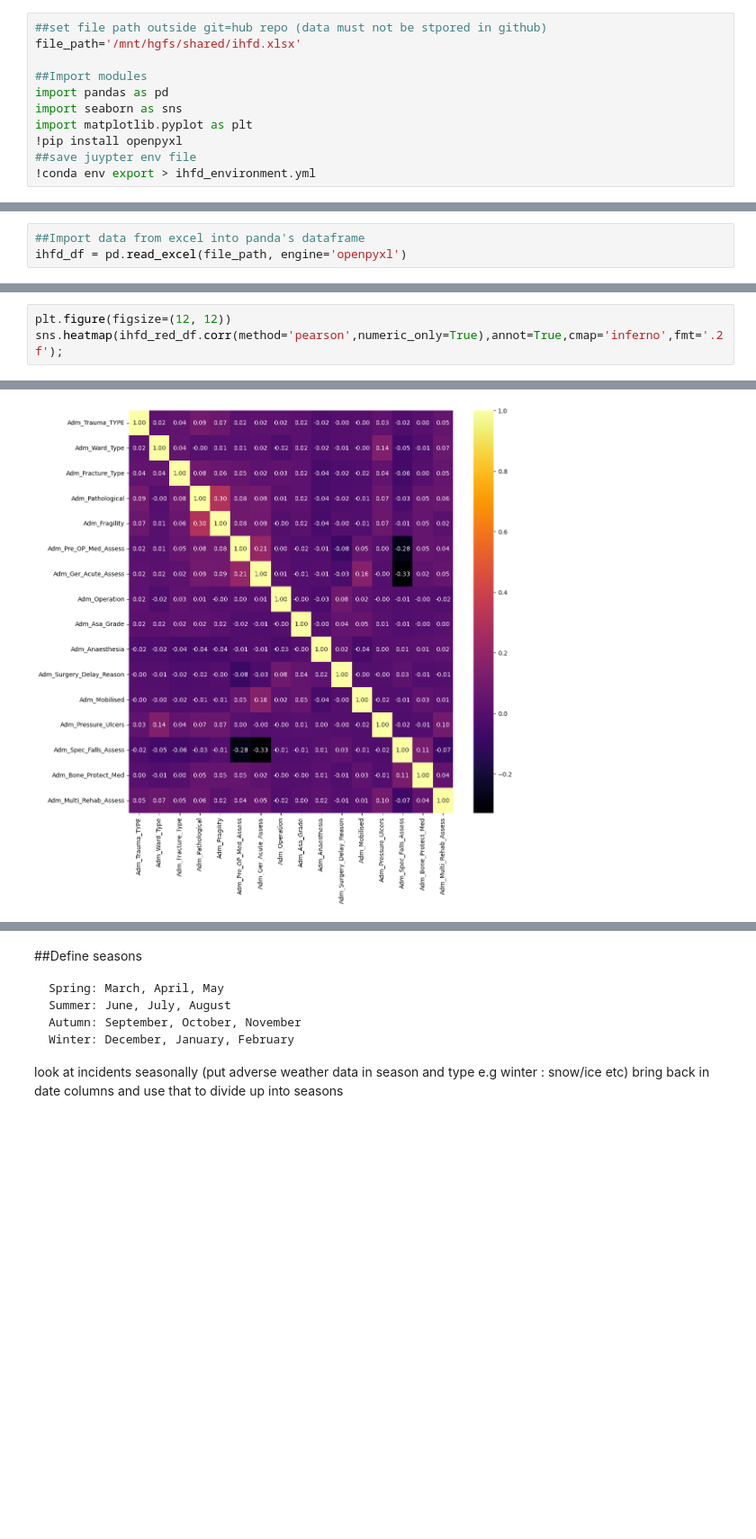
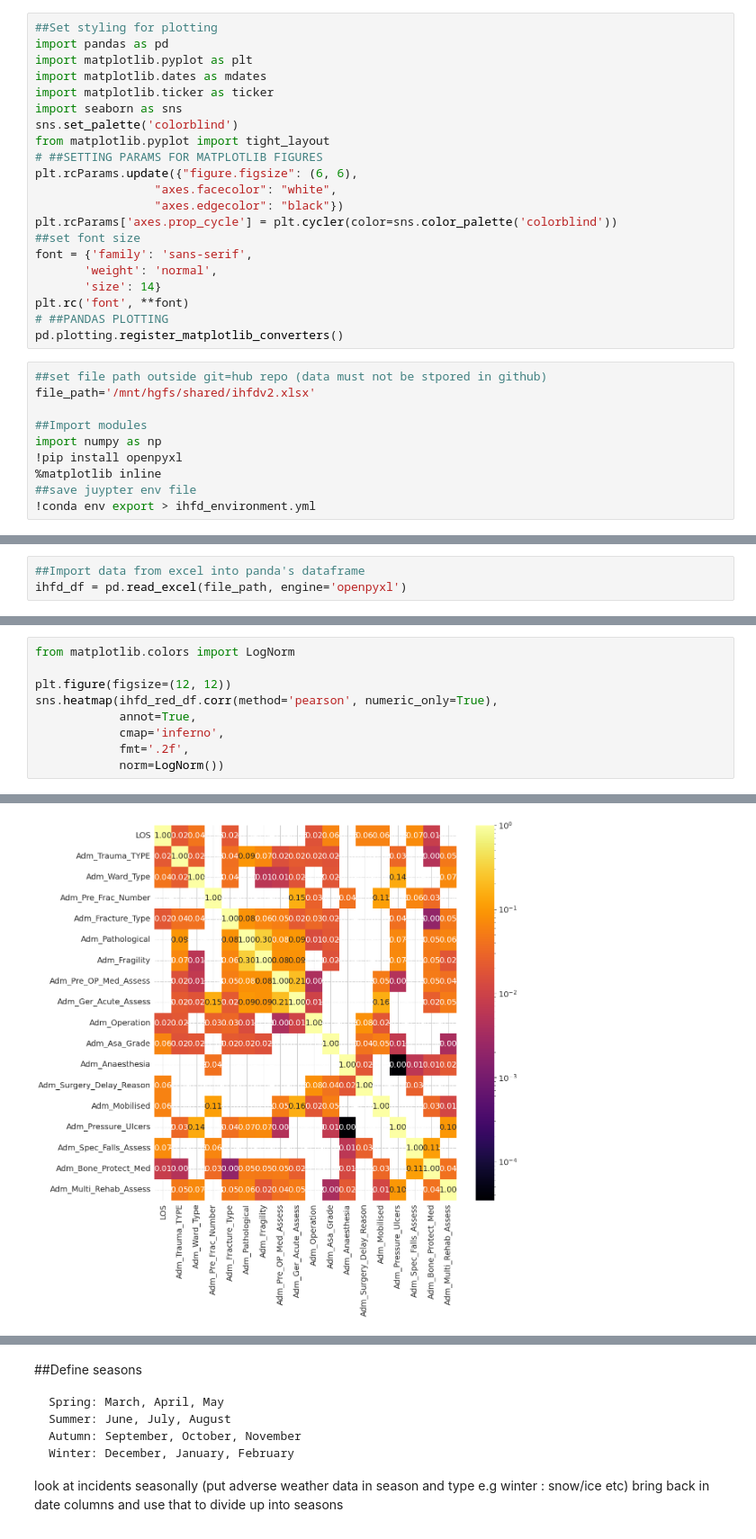
Before and after one commit to paulie57/ul_project_Msc_AI, a Jupyter notebook: data/ihfd/ihfd.ipynb, the cells around one changed output, grey strips where cells are left out. Shown at 90% size. Drawn from its saved outputs; the diff is of its cells as text; blank space fills up the shorter version.

Commit message:
new ihfd data, more work on met e data

```diff
--- a/data/ihfd/ihfd.ipynb
+++ b/data/ihfd/ihfd.ipynb
@@ -1,12 +1,32 @@
+# %%
+##Set styling for plotting
+import pandas as pd
+import matplotlib.pyplot as plt
+import matplotlib.dates as mdates
+import matplotlib.ticker as ticker
+import seaborn as sns
+sns.set_palette('colorblind')
+from matplotlib.pyplot import tight_layout
+# ##SETTING PARAMS FOR MATPLOTLIB FIGURES
+plt.rcParams.update({"figure.figsize": (6, 6),
+                 "axes.facecolor": "white",
+                 "axes.edgecolor": "black"})
+plt.rcParams['axes.prop_cycle'] = plt.cycler(color=sns.color_palette('colorblind'))
+##set font size
+font = {'family': 'sans-serif',
+       'weight': 'normal',
+       'size': 14}
+plt.rc('font', **font)
+# ##PANDAS PLOTTING
+pd.plotting.register_matplotlib_converters()
 # %%
 ##set file path outside git=hub repo (data must not be stpored in github)
-file_path='/mnt/hgfs/shared/ihfd.xlsx'
+file_path='/mnt/hgfs/shared/ihfdv2.xlsx'
 
 ##Import modules
-import pandas as pd
-import seaborn as sns
-import matplotlib.pyplot as plt
+import numpy as np
 !pip install openpyxl
+%matplotlib inline
 ##save juypter env file
 !conda env export > ihfd_environment.yml
 # %% [output]
@@ -192,4 +487,10 @@ plt.show()
 # %%
+from matplotlib.colors import LogNorm
+
 plt.figure(figsize=(12, 12))
-sns.heatmap(ihfd_red_df.corr(method='pearson',numeric_only=True),annot=True,cmap='inferno',fmt='.2f');
+sns.heatmap(ihfd_red_df.corr(method='pearson', numeric_only=True),
+            annot=True,
+            cmap='inferno',
+            fmt='.2f',
+            norm=LogNorm())
 # %% [output]
@@ -196 +498 @@ sns.heatmap(ihfd_red_df.corr(method='pearson',numeric_only=True),annot=True,cmap
-[figure, old version]
+[figure, new version]
```
Also changed, not shown: parts of 26 cells of this notebook, 12 other files.
